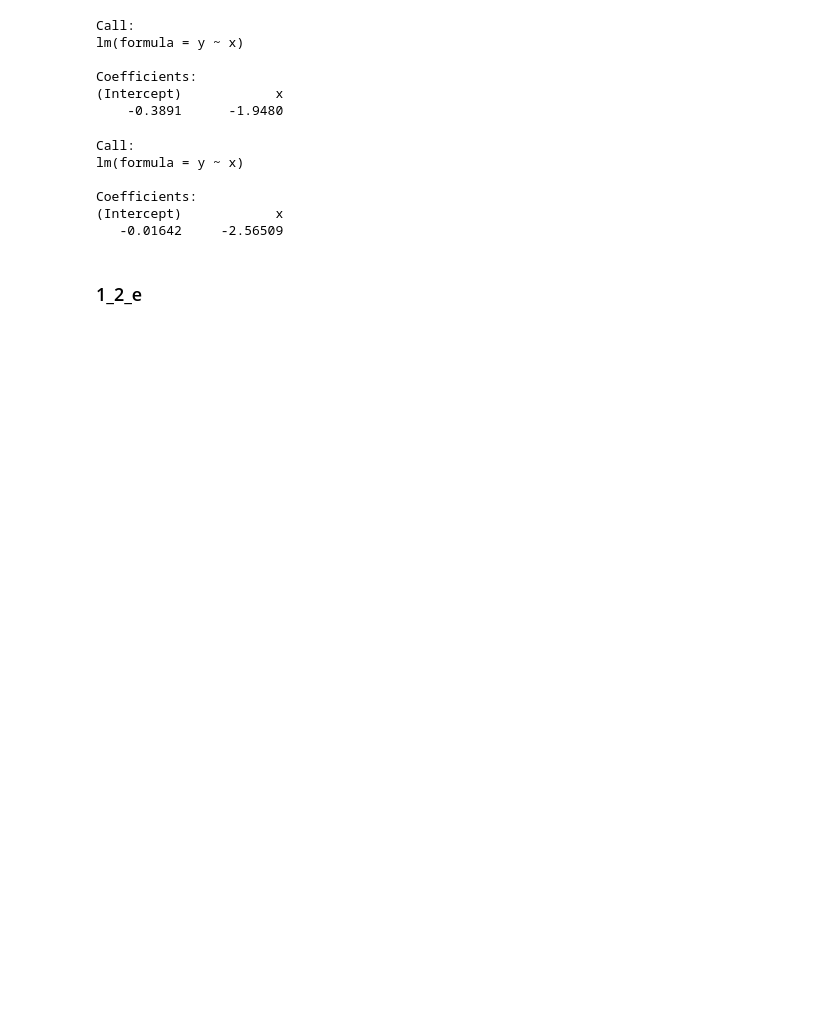
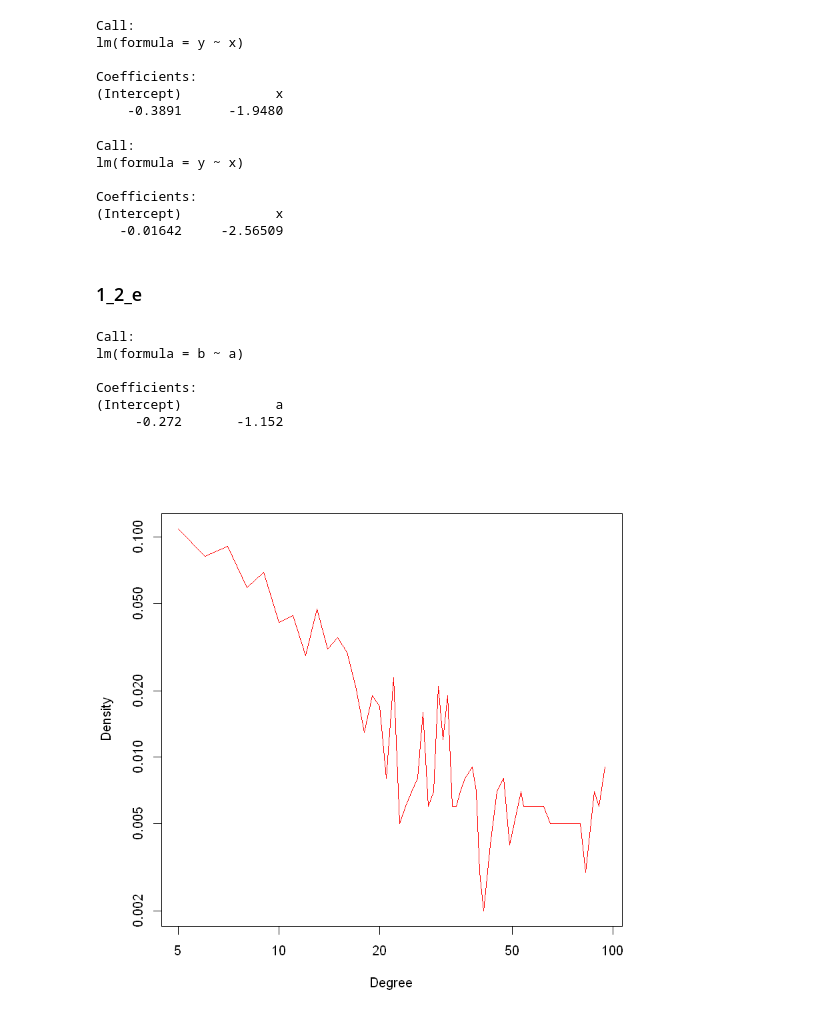
Before and after one commit to timeparadogs/ECE-232, a Jupyter notebook: p1/Project1_Part1.ipynb, the cells around one changed output. Drawn from its saved outputs; the diff is of its cells as text; code cells hidden in the pictures; blank space fills up the shorter version.

```diff
--- a/p1/Project1_Part1.ipynb
+++ b/p1/Project1_Part1.ipynb
@@ -243,3 +246,37 @@ Coefficients:
    -0.01642     -2.56509
 # %% [markdown]
 ### 1_2_e
+# %%
+#for model n= 1000
+n=1000
+n_degree1 <- list()
+for(i in 1:n){
+    node_i = sample(n,1)
+    nb_node_i = neighbors(g1,node_i)
+    if (length(nb_node_i) == 1){
+        node_j = nb_node_i
+    }
+    else{
+        node_j = sample(nb_node_i,1)
+    }
+    n_degree1[[i]]<-degree(g1,node_j)
+}
+
+degt<-unlist(n_degree1)
+dega<-table(degt)
+deg<-dega/sum(dega)
+y = as.numeric(deg)
+x = names(deg)
+plot(x,y,log = 'xy'，type='l',xlab='Degree',ylab = 'Density',col='red')
+x = as.numeric(x)
+a = log10(x)
+b = log10(y)
+print(lm(b~a))
+# %% [output]
+Call:
+lm(formula = b ~ a)
+
+Coefficients:
+(Intercept)            a
+     -0.272       -1.152
+[figure, added]
```
Also changed, not shown: parts of 40 cells of this notebook.
